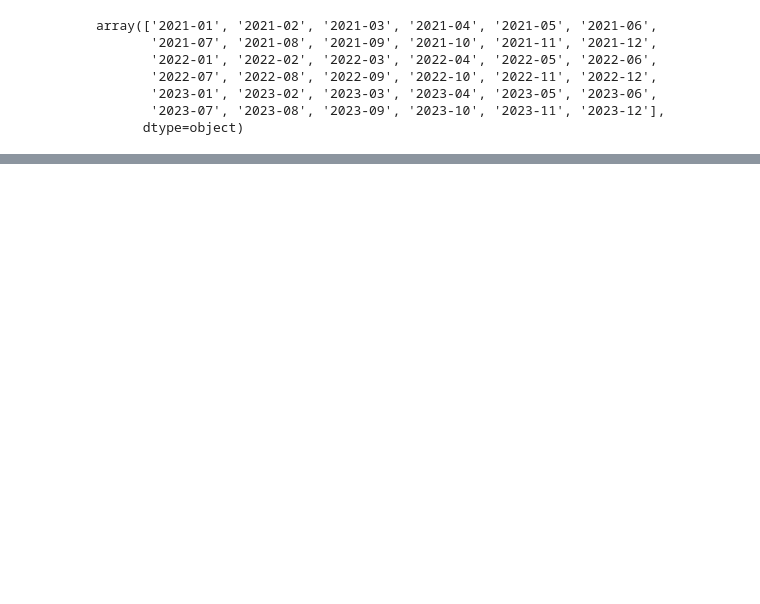
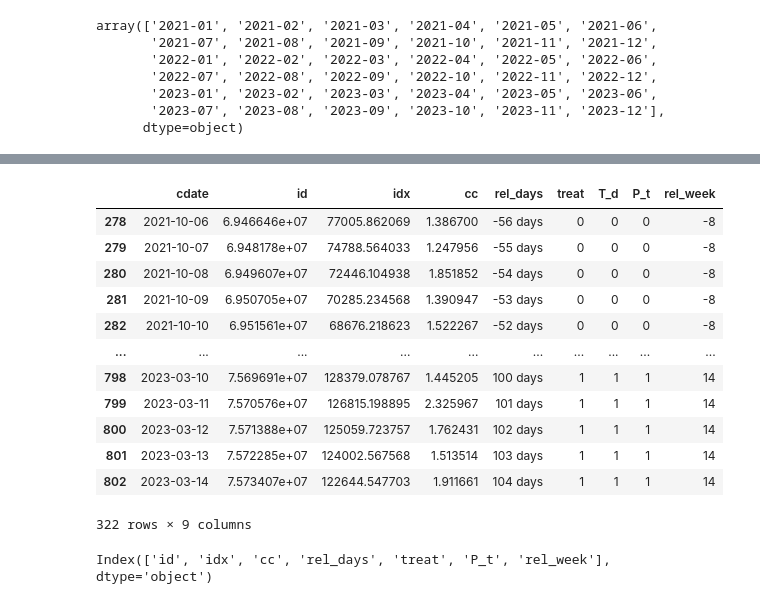
Before and after one commit to boysbeanxious/stackoverflow_src, a Jupyter notebook: complexity/3_cognitive_complexity_viz.ipynb, the cells around one changed output, grey strips where cells are left out. Drawn from its saved outputs; the diff is of its cells as text; code cells hidden in the pictures; blank space fills up the shorter version.

```diff
--- a/complexity/3_cognitive_complexity_viz.ipynb
+++ b/complexity/3_cognitive_complexity_viz.ipynb
@@ -587,3 +680,3 @@ af['T_d'] = 1
 # %%
 bf['P_t'] = np.where(bf['cdate']>= '2021-11-30', 1, 0)
-af['P_t'] = np.where(bf['cdate']>= '2021-12-01', 1, 0)
+af['P_t'] = np.where(af['cdate']>= '2022-12-01', 1, 0)
@@ -590,2 +715,11 @@ af['P_t'] = np.where(bf['cdate']>= '2021-12-01', 1, 0)
+# %%
+bf['rel_week'] = np.floor(bf['rel_days'].dt.days/7)
+af['rel_week'] = np.floor(af['rel_days'].dt.days/7)
+# %%
+bf[['treat', 'rel_week']] = bf[['treat', 'rel_week']].astype(int)
+af[['treat', 'rel_week']] = af[['treat', 'rel_week']].astype(int)
+# %%
+bf['rel_week'] = pd.Categorical(bf['rel_week'])
+af['rel_week'] = pd.Categorical(af['rel_week'])
 # %%
 bfaf = pd.concat([bf, af], axis = 0)
@@ -595,0 +804,16 @@ sm.ols('cc ~ T_d + P_t + T_d * P_t', bfaf).fit().summary().tables[1]
+# %%
+bfaf
+# %% [output]
+|  | cdate | id | idx | cc | rel_days | treat | T_d | P_t | rel_week |
+| 278 | 2021-10-06 | 6.946646e+07 | 77005.862069 | 1.386700 | -56 days | 0 | 0 | 0 | -8 |
+| 279 | 2021-10-07 | 6.948178e+07 | 74788.564033 | 1.247956 | -55 days | 0 | 0 | 0 | -8 |
+| 280 | 2021-10-08 | 6.949607e+07 | 72446.104938 | 1.851852 | -54 days | 0 | 0 | 0 | -8 |
+| 281 | 2021-10-09 | 6.950705e+07 | 70285.234568 | 1.390947 | -53 days | 0 | 0 | 0 | -8 |
+| 282 | 2021-10-10 | 6.951561e+07 | 68676.218623 | 1.522267 | -52 days | 0 | 0 | 0 | -8 |
+| ... | ... | ... | ... | ... | ... | ... | ... | ... | ... |
+| 798 | 2023-03-10 | 7.569691e+07 | 128379.078767 | 1.445205 | 100 days | 1 | 1 | 1 | 14 |
+| 799 | 2023-03-11 | 7.570576e+07 | 126815.198895 | 2.325967 | 101 days | 1 | 1 | 1 | 14 |
+| 800 | 2023-03-12 | 7.571388e+07 | 125059.723757 | 1.762431 | 102 days | 1 | 1 | 1 | 14 |
+| 801 | 2023-03-13 | 7.572285e+07 | 124002.567568 | 1.513514 | 103 days | 1 | 1 | 1 | 14 |
+| 802 | 2023-03-14 | 7.573407e+07 | 122644.547703 | 1.911661 | 104 days | 1 | 1 | 1 | 14 |
+322 rows × 9 columns
@@ -595,0 +828,4 @@ sm.ols('cc ~ T_d + P_t + T_d * P_t', bfaf).fit().summary().tables[1]
+# %%
+bfaf_test.columns
+# %% [output]
+Index(['id', 'idx', 'cc', 'rel_days', 'treat', 'P_t', 'rel_week'], dtype='object')
```
Also changed, not shown: parts of 55 cells of this notebook, 9 other files.
